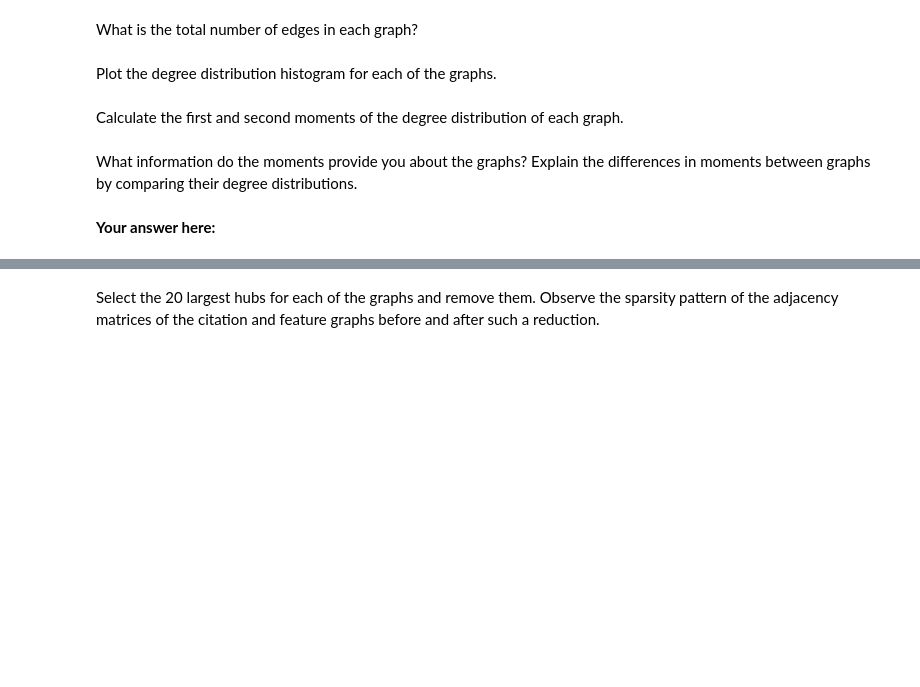
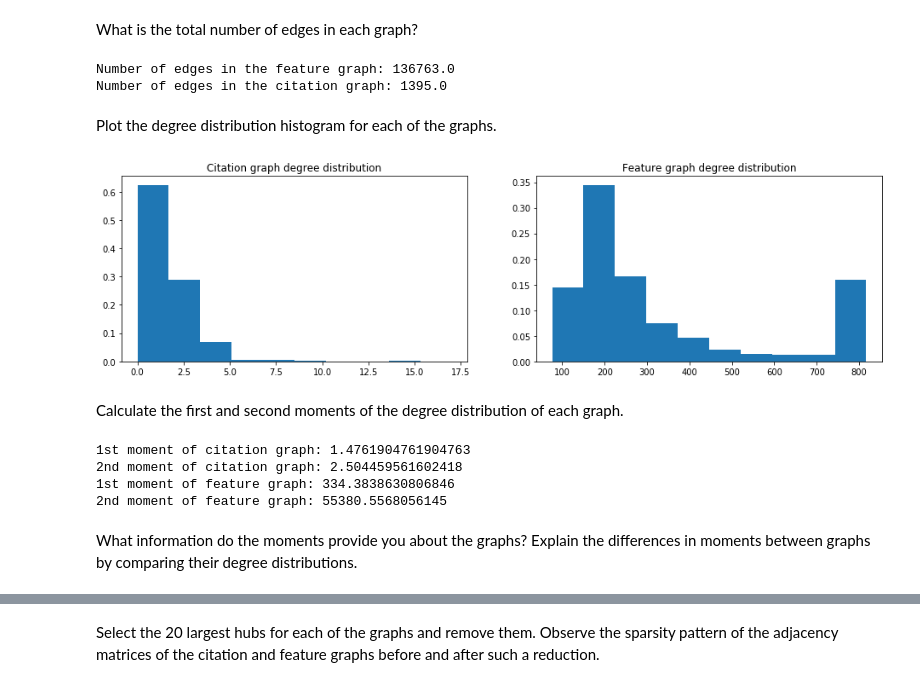
Before and after one commit to misterw97/ntds_2019, a Jupyter notebook: assignments/1_network_science.ipynb, the cells around one changed output, grey strips where cells are left out. Saved outputs shown, nothing was run; the diff lists cells and outputs as text; code cells hidden in the pictures; blank space fills up the shorter version.

Commit message:
section 1 - WIP: check or complete the answers

```diff
--- a/assignments/1_network_science.ipynb
+++ b/assignments/1_network_science.ipynb
@@ -157,8 +183,20 @@ A_feature = binary_threshold_matrix(distance, threshold)
 #print('Shape:', A_feature.shape)
 # %% [markdown]
 Now read the `cora.cites` file and construct the citation graph by converting the given citation connections into an adjacency matrix.
+# %%
+def create_adjacency_matrix(edges, directed = False):
+    nodes = np.unique(edges, axis=None)
+    nodes_size = nodes.shape[0]
+    a = np.zeros((nodes_size, nodes_size))
+    for edge in edges:
+        id1 = get_index_of_1D(nodes, edge[0])
+        id2 = get_index_of_1D(nodes, edge[1])
+        a[id1,id2] = 1
+        if not directed:
+            a[id2,id1] = 1
+    return clean_diagonal(a)
 # %%
 cora_cites = np.genfromtxt('data/cora/cora.cites', delimiter='\t')
 
-A_citation = # Your code here.
+A_citation = create_adjacency_matrix(cora_cites)
 A_citation.shape
@@ -170,2 +208,8 @@ You have to appropriately reduce the adjacency matrix of the citation graph.
+# %%
+filtered_uids = filtered_data['uid'].values
+filtered_ids = array_map(lambda uid: get_index_of_1D(filtered_uids, uid),filtered_uids)
+
+pruned_A = prune_ids_adjacency_matrix(A_citation, filtered_ids)
+A_citation = pruned_A
 # %% [markdown]
 Check if your adjacency matrix is symmetric. Symmetrize your final adjacency matrix if it's not already symmetric.
@@ -183,20 +238,31 @@ What is the total number of edges in each graph?
 # %%
-num_edges_feature = # Your code here.
-num_edges_citation = # Your code here.
+num_edges_feature = count_edges(A_feature)
+num_edges_citation = count_edges(A_citation)
 print(f"Number of edges in the feature graph: {num_edges_feature}")
 print(f"Number of edges in the citation graph: {num_edges_citation}")
+# %% [output]
+Number of edges in the feature graph: 136763.0
+Number of edges in the citation graph: 1395.0
 # %% [markdown]
 Plot the degree distribution histogram for each of the graphs.
+# %%
+def compute_nodes_degrees(adjacency_matrix, directed = False):
+    if directed:
+        raise NotImplementedError
+    return np.sum(adjacency_matrix, axis=0)
 # %%
-degrees_citation = # Your code here.
-degrees_feature = # Your code here.
+degrees_citation = compute_nodes_degrees(A_citation)
+degrees_feature = compute_nodes_degrees(A_feature)
 
-deg_hist_normalization = np.ones(degrees_citation.shape[0]) / degrees_citation.shape[0]
+deg_hist_normalization_cit = np.ones(degrees_citation.shape[0]) / degrees_citation.shape[0]
+deg_hist_normalization_feat = np.ones(degrees_feature.shape[0]) / degrees_feature.shape[0]
 
 fig, axes = plt.subplots(1, 2, figsize=(16, 4))
 axes[0].set_title('Citation graph degree distribution')
-axes[0].hist(degrees_citation, weights=deg_hist_normalization);
+axes[0].hist(degrees_citation, weights=deg_hist_normalization_cit);
 axes[1].set_title('Feature graph degree distribution')
-axes[1].hist(degrees_feature, weights=deg_hist_normalization);
+axes[1].hist(degrees_feature, weights=deg_hist_normalization_feat);
+# %% [output]
+[figure, added]
 # %% [markdown]
 Calculate the first and second moments of the degree distribution of each graph.
@@ -203,16 +274,19 @@ Calculate the first and second moments of the degree distribution of each graph.
 # %%
-cit_moment_1 = # Your code here.
-cit_moment_2 = # Your code here.
+cit_moment_1 = compute_nth_moment(A_citation, 1)
+cit_moment_2 = compute_nth_moment(A_citation, 2, center = cit_moment_1)
 
-feat_moment_1 = # Your code here.
-feat_moment_2 = # Your code here.
+feat_moment_1 = compute_nth_moment(A_feature, 1)
+feat_moment_2 = compute_nth_moment(A_feature, 2, center = feat_moment_1)
 
 print(f"1st moment of citation graph: {cit_moment_1}")
 print(f"2nd moment of citation graph: {cit_moment_2}")
 print(f"1st moment of feature graph: {feat_moment_1}")
 print(f"2nd moment of feature graph: {feat_moment_2}")
+# %% [output]
+1st moment of citation graph: 1.4761904761904763
+2nd moment of citation graph: 2.504459561602418
+1st moment of feature graph: 334.3838630806846
+2nd moment of feature graph: 55380.5568056145
 # %% [markdown]
 What information do the moments provide you about the graphs?
 Explain the differences in moments between graphs by comparing their degree distributions.
-# %% [markdown]
-**Your answer here:**
```
Also changed, not shown: parts of 42 cells of this notebook.
